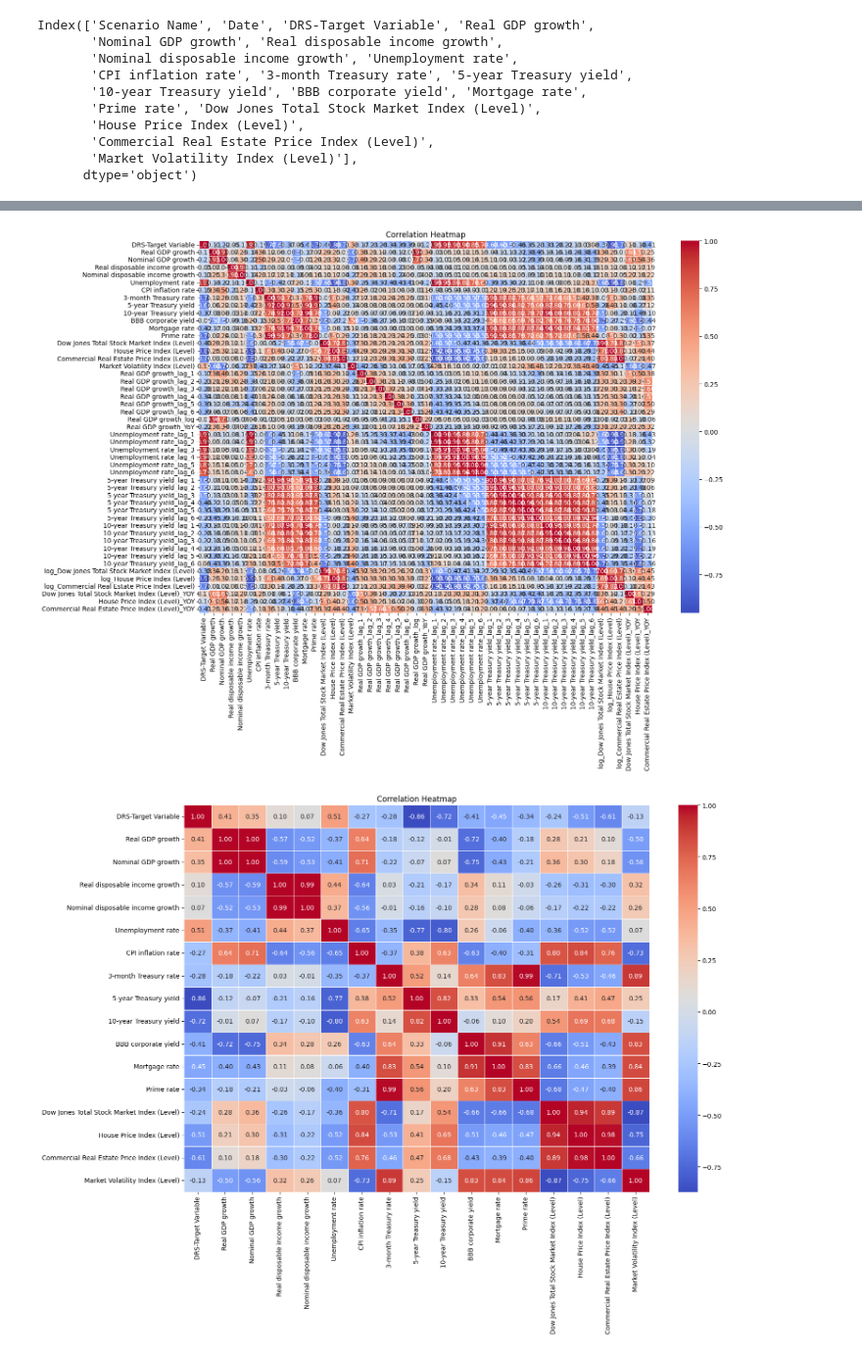
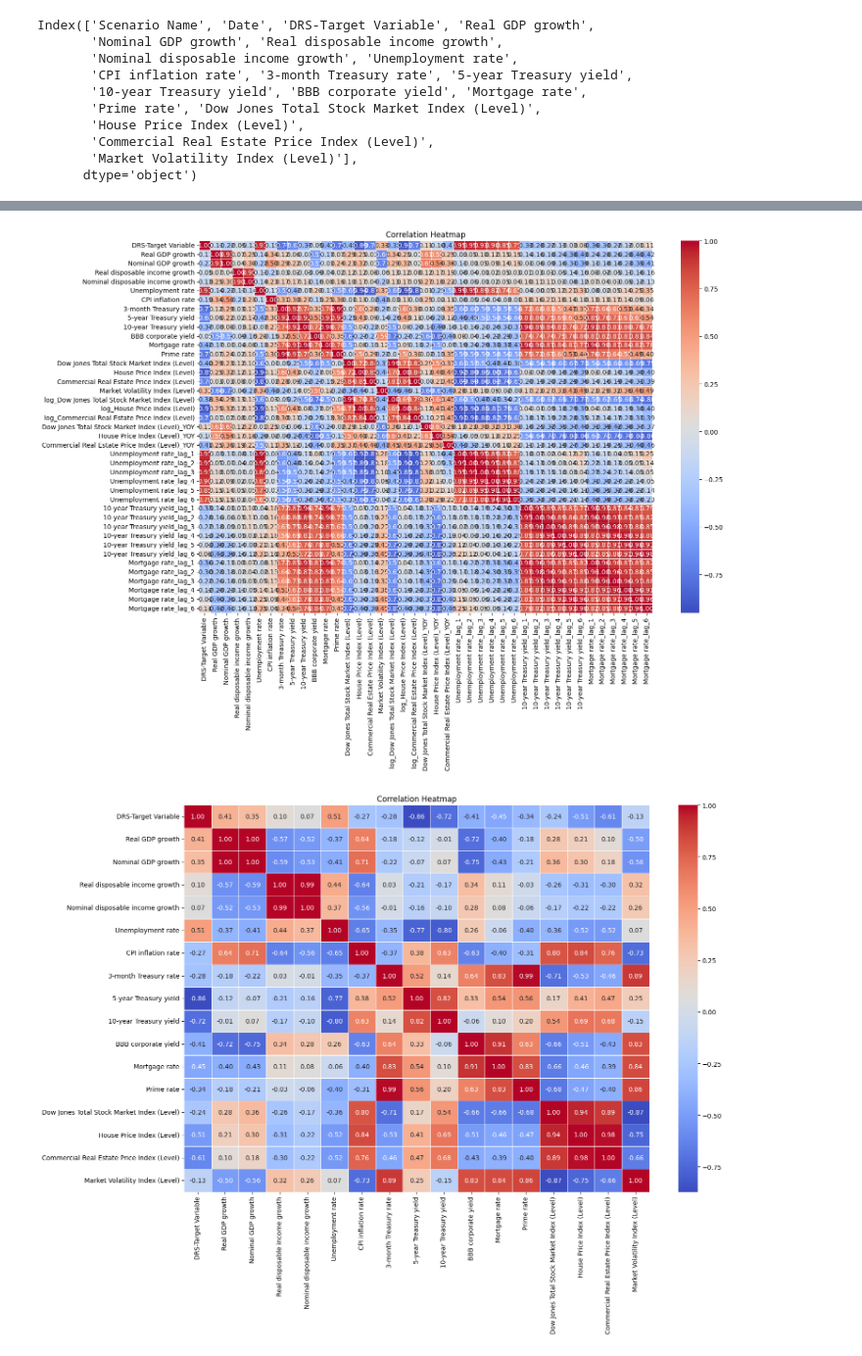
Before and after one commit to iffishells/Fractional-logistic-Model, a Jupyter notebook: milestone1.ipynb, the cells around one changed output, grey strips where cells are left out. Shown at 98% size. Saved outputs shown, nothing was run; the diff lists cells and outputs as text; code cells hidden in the pictures.

```diff
--- a/milestone1.ipynb
+++ b/milestone1.ipynb
@@ -19,3 +21,5 @@ import seaborn as sns
 # %%
 df_training = pd.read_excel('Datasets/Modeling Data-V02.xlsx',sheet_name='Training-Data')
 df_testing =  pd.read_excel('Datasets/Modeling Data-V02.xlsx',sheet_name='Testing-Data')
+# %%
+df_training['DRS-Target Variable'] = df_training['DRS-Target Variable'] /100
@@ -150,7 +174,7 @@ log_transform_variables = ['Dow Jones Total Stock Market Index (Level)',
                             'Commercial Real Estate Price Index (Level)']
 
 for var in log_transform_variables:
-    df[f'log_{var}'] = np.log(df[var])
+    df_training[f'log_{var}'] = np.log(df_training[var])
 
 # Step 3: Perform data transformation - Year-over-Year Change
 yoy_change_variables = ['Dow Jones Total Stock Market Index (Level)',
@@ -158,15 +182,15 @@ yoy_change_variables = ['Dow Jones Total Stock Market Index (Level)',
                         'Commercial Real Estate Price Index (Level)']
 
 for var in yoy_change_variables:
-    df[f'{var}_YOY'] = df[var].pct_change(4) * 100  # Assuming quarterly data, calculate year-over-year percentage change
+    df_training[f'{var}_YOY'] = df_training[var].pct_change(4) * 100  # Assuming quarterly data, calculate year-over-year percentage change
 
 # Step 4: Perform data transformation - Lags/Leads
 lags = range(1, 7)  # Lags of up to six quarters
-lag_lead_variables = ['Unemployment rate', '5-year Treasury yield', '10-year Treasury yield']
+lag_lead_variables = ['Unemployment rate', '10-year Treasury yield','Mortgage rate']
 
 for var in lag_lead_variables:
     for lag in lags:
-        df[f'{var}_lag_{lag}'] = df[var].shift(lag)
+        df_training[f'{var}_lag_{lag}'] = df_training[var].shift(lag)
 # %%
 list(df_testing)
 # %% [output]
@@ -192,22 +295,22 @@ list(df_testing)
 # %%
 import pandas as pd
 import plotly.express as px
 import seaborn as sns
 # Step 2: Exclude text-type columns from correlation analysis
-numeric_columns = df.select_dtypes(include=['float64', 'int64']).columns
-numeric_df = df[numeric_columns]
+numeric_columns = df_training.select_dtypes(include=['float64', 'int64']).columns
+numeric_df = df_training[numeric_columns]
 
 # Step 3: Calculate the correlation matrix
 correlation_matrix = numeric_df.corr()
 
 # Step 4: Plot the correlation heatmap using seaborn
 plt.figure(figsize=(16, 12))
 sns.heatmap(correlation_matrix, annot=True, cmap='coolwarm', fmt=".2f", linewidths=0.5)
 plt.title('Correlation Heatmap')
 plt.tight_layout()
 plt.show()
 # %% [output]
-[figure, old version]
+[figure, new version]
 # %%
 
 # Step 2: Exclude text-type columns from correlation analysis
```
Also changed, not shown: parts of 12 cells of this notebook, 2 other files.
